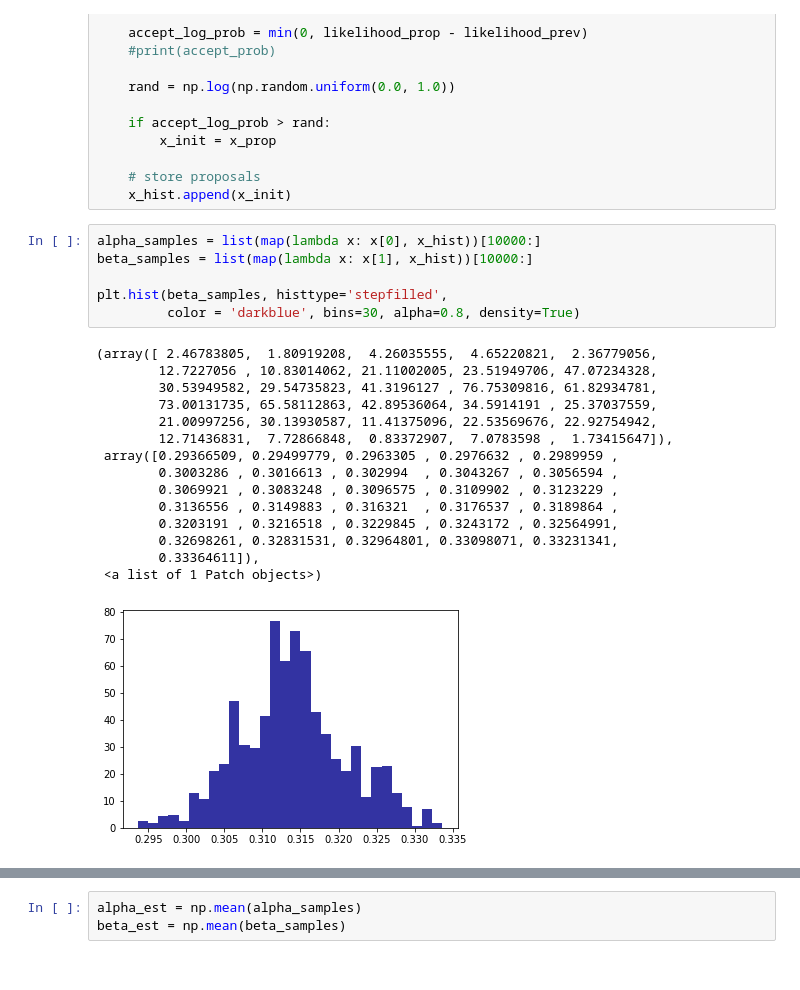
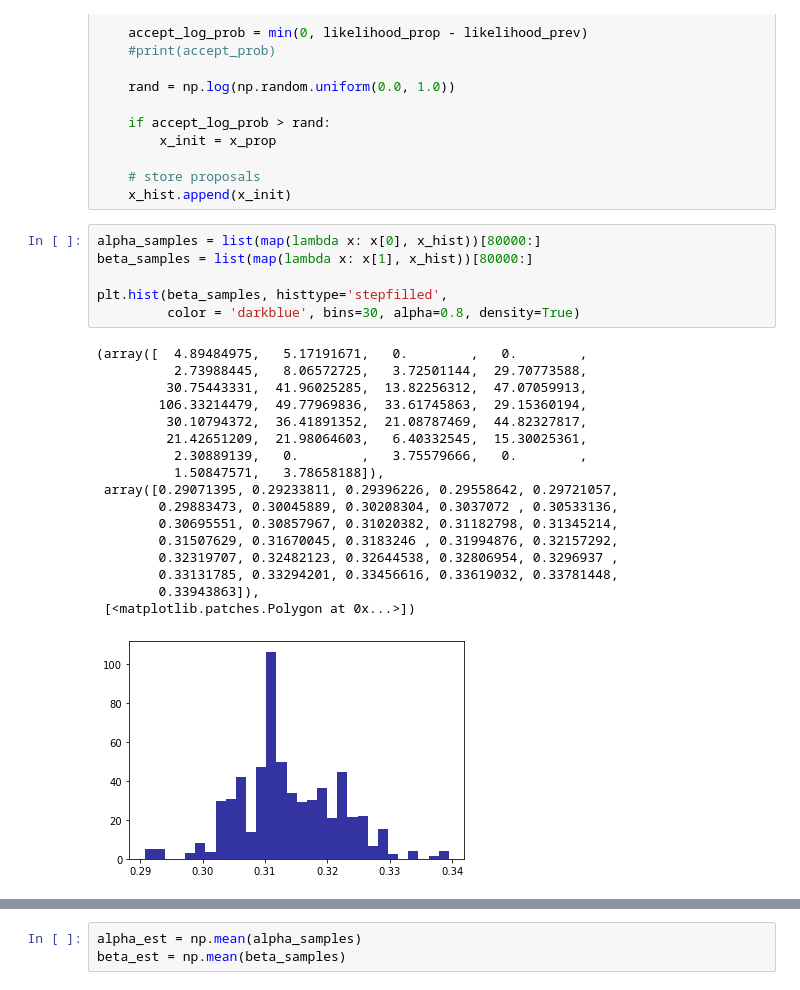
Before and after one commit to yichong96/Bayesian-Inference, a Jupyter notebook: Bayesian logistic Regression.ipynb, the cells around one changed output, grey strips where cells are left out. Saved outputs shown, nothing was run; the diff lists cells and outputs as text.

```diff
--- a/Bayesian logistic Regression.ipynb
+++ b/Bayesian logistic Regression.ipynb
@@ -137,27 +152,29 @@ for i in range(max_iters):
     # store proposals
     x_hist.append(x_init)
 # %%
-alpha_samples = list(map(lambda x: x[0], x_hist))[10000:]
-beta_samples = list(map(lambda x: x[1], x_hist))[10000:]
+alpha_samples = list(map(lambda x: x[0], x_hist))[80000:]
+beta_samples = list(map(lambda x: x[1], x_hist))[80000:]
 
 plt.hist(beta_samples, histtype='stepfilled',
          color = 'darkblue', bins=30, alpha=0.8, density=True)
 # %% [output]
-(array([ 2.46783805,  1.80919208,  4.26035555,  4.65220821,  2.36779056,
-        12.7227056 , 10.83014062, 21.11002005, 23.51949706, 47.07234328,
-        30.53949582, 29.54735823, 41.3196127 , 76.75309816, 61.82934781,
-        73.00131735, 65.58112863, 42.89536064, 34.5914191 , 25.37037559,
-        21.00997256, 30.13930587, 11.41375096, 22.53569676, 22.92754942,
-        12.71436831,  7.72866848,  0.83372907,  7.0783598 ,  1.73415647]),
- array([0.29366509, 0.29499779, 0.2963305 , 0.2976632 , 0.2989959 ,
-        0.3003286 , 0.3016613 , 0.302994  , 0.3043267 , 0.3056594 ,
-        0.3069921 , 0.3083248 , 0.3096575 , 0.3109902 , 0.3123229 ,
-        0.3136556 , 0.3149883 , 0.316321  , 0.3176537 , 0.3189864 ,
-        0.3203191 , 0.3216518 , 0.3229845 , 0.3243172 , 0.32564991,
-        0.32698261, 0.32831531, 0.32964801, 0.33098071, 0.33231341,
-        0.33364611]),
- <a list of 1 Patch objects>)
+(array([  4.89484975,   5.17191671,   0.        ,   0.        ,
+          2.73988445,   8.06572725,   3.72501144,  29.70773588,
+         30.75443331,  41.96025285,  13.82256312,  47.07059913,
+        106.33214479,  49.77969836,  33.61745863,  29.15360194,
+         30.10794372,  36.41891352,  21.08787469,  44.82327817,
+         21.42651209,  21.98064603,   6.40332545,  15.30025361,
+          2.30889139,   0.        ,   3.75579666,   0.        ,
+          1.50847571,   3.78658188]),
+ array([0.29071395, 0.29233811, 0.29396226, 0.29558642, 0.29721057,
+        0.29883473, 0.30045889, 0.30208304, 0.3037072 , 0.30533136,
+        0.30695551, 0.30857967, 0.31020382, 0.31182798, 0.31345214,
+        0.31507629, 0.31670045, 0.3183246 , 0.31994876, 0.32157292,
+        0.32319707, 0.32482123, 0.32644538, 0.32806954, 0.3296937 ,
+        0.33131785, 0.33294201, 0.33456616, 0.33619032, 0.33781448,
+        0.33943863]),
+ [<matplotlib.patches.Polygon at 0x...>])
-[figure, old version]
+[figure, new version]
 # %%
 plt.hist(alpha_samples, histtype='stepfilled',
          color = 'darkred', bins=30, alpha=0.8, density=True)
```
Also changed, not shown: parts of 5 cells of this notebook.
